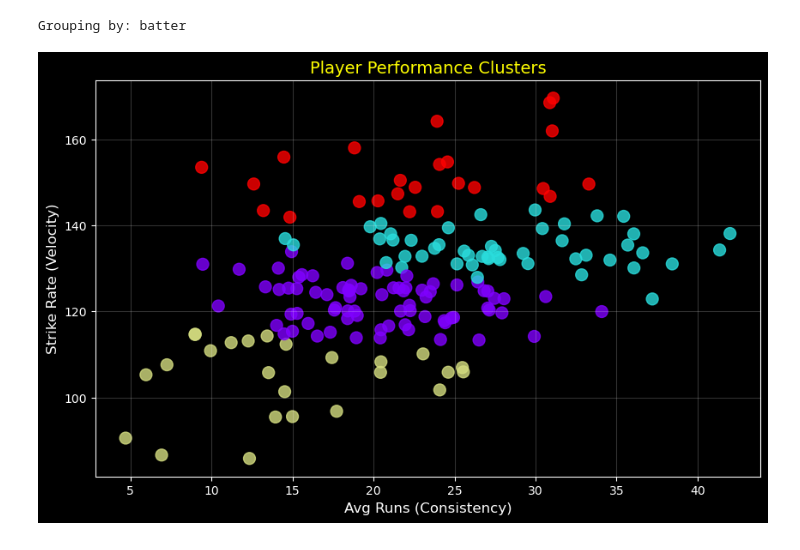
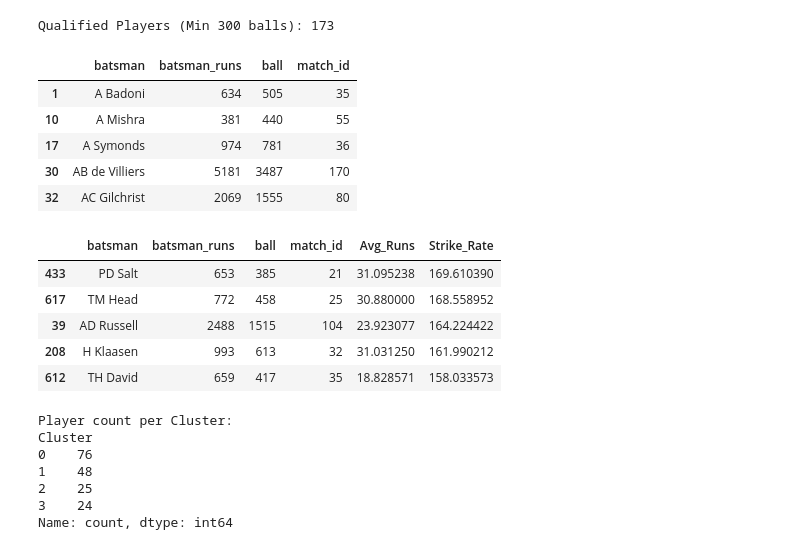
Before and after one commit to lone2star/Sports-Performance-Clustering, a Jupyter notebook: Sports_Talent_Analyzer.ipynb, the cells around one changed output. Drawn from its saved outputs; the diff is of its cells as text; code cells hidden in the pictures.

Commit message:
Fix: Update notebook structure and resolve display issues

```diff
--- a/Sports_Talent_Analyzer.ipynb
+++ b/Sports_Talent_Analyzer.ipynb
@@ -78,12 +73,46 @@ engine.df.head(3)
 | 1 | 335982 | 1 | Kolkata Knight Riders | Royal Challengers Bangalore | 0 | 2 | BB McCullum | P Kumar | SC Ganguly | ... |
 | 2 | 335982 | 1 | Kolkata Knight Riders | Royal Challengers Bangalore | 0 | 3 | BB McCullum | P Kumar | SC Ganguly | ... |
 # %%
-# Run pipeline
-if engine.df is not None:
-    engine.preprocess_data()
-    engine.feature_engineering()
-    engine.run_clustering()
-    engine.visualize()
+# Run the cleaning and aggregation
+df_players = engine.preprocess_data()
+
+# CHECK: How many qualified players do we have?
+print(f"Qualified Players (Min 300 balls): {len(df_players)}")
+display(df_players.head())
 # %% [output]
-Grouping by: batter
+Qualified Players (Min 300 balls): 173
-[figure, removed]
+|  | batsman | batsman_runs | ball | match_id |
+| 1 | A Badoni | 634 | 505 | 35 |
+| 10 | A Mishra | 381 | 440 | 55 |
+| 17 | A Symonds | 974 | 781 | 36 |
+| 30 | AB de Villiers | 5181 | 3487 | 170 |
+| 32 | AC Gilchrist | 2069 | 1555 | 80 |
+# %%
+# Calculate the advanced stats
+engine.feature_engineering()
+
+# CHECK: Do the numbers look realistic?
+# Showing top 5 players by Strike Rate to verify logic
+display(engine.player_stats.sort_values(by='Strike_Rate', ascending=False).head(5))
+# %% [output]
+|  | batsman | batsman_runs | ball | match_id | Avg_Runs | Strike_Rate |
+| 433 | PD Salt | 653 | 385 | 21 | 31.095238 | 169.610390 |
+| 617 | TM Head | 772 | 458 | 25 | 30.880000 | 168.558952 |
+| 39 | AD Russell | 2488 | 1515 | 104 | 23.923077 | 164.224422 |
+| 208 | H Klaasen | 993 | 613 | 32 | 31.031250 | 161.990212 |
+| 612 | TH David | 659 | 417 | 35 | 18.828571 | 158.033573 |
+# %%
+# Train the Machine Learning model
+engine.run_clustering(n_clusters=4)
+
+# CHECK: How many players in each group?
+print("Player count per Cluster:")
+print(engine.player_stats['Cluster'].value_counts().sort_index())
+# %% [output]
+Player count per Cluster:
+Cluster
+0    76
+1    48
+2    25
+3    24
+Name: count, dtype: int64
```
Also changed, not shown: parts of 4 cells of this notebook.
